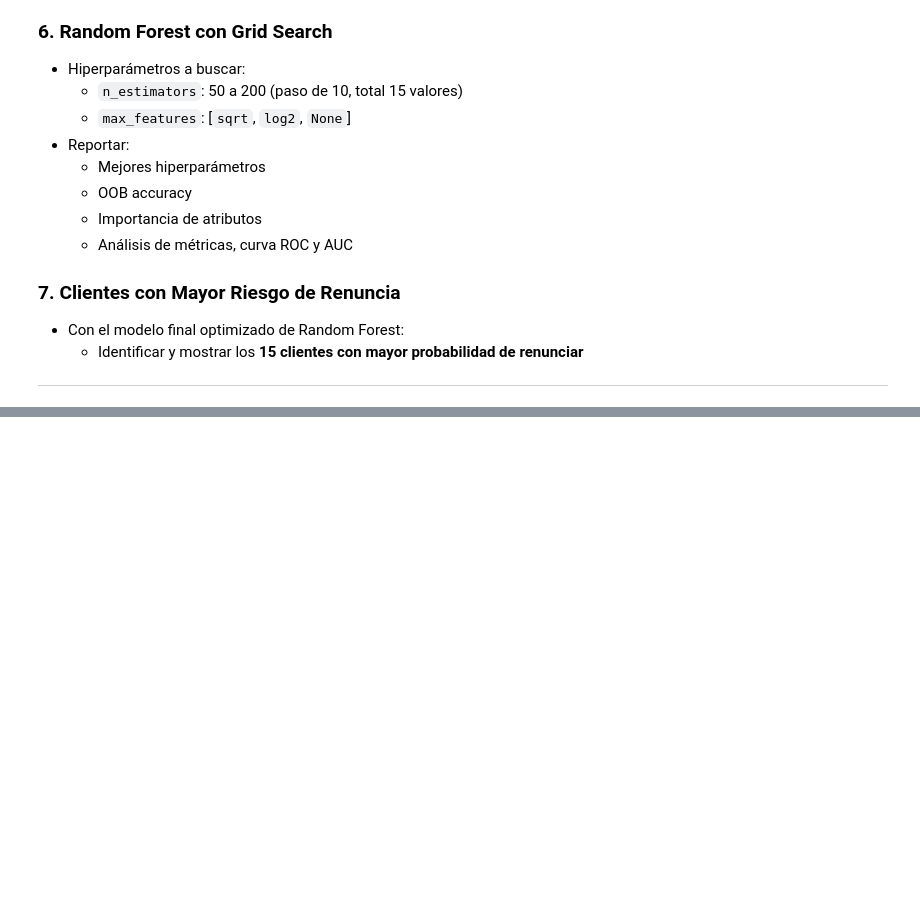
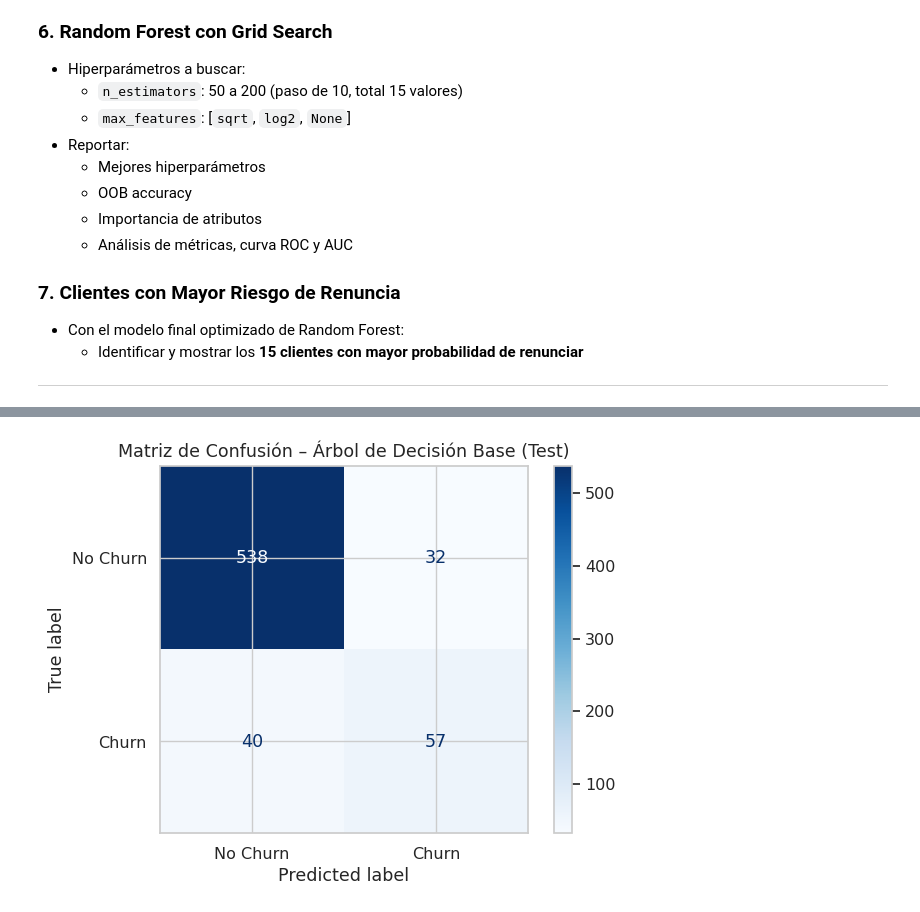
Before and after one commit to sergiodelgado/ml-ensambles-desafio-1, a Jupyter notebook: notebooks/02_modelos_ensamble_churn_sdm.ipynb, the cells around one changed output, grey strips where cells are left out. Drawn from its saved outputs; the diff is of its cells as text; code cells hidden in the pictures; blank space fills up the shorter version.

```diff
--- a/notebooks/02_modelos_ensamble_churn_sdm.ipynb
+++ b/notebooks/02_modelos_ensamble_churn_sdm.ipynb
@@ -1360,0 +677,91 @@ except Exception as e:
+# %%
+# ======================================================
+# Árbol de Decisión – Modelo Base (Baseline interpretativo)
+# ======================================================
+
+from sklearn.model_selection import train_test_split
+from sklearn.tree import DecisionTreeClassifier
+from sklearn.metrics import (
+    confusion_matrix,
+    ConfusionMatrixDisplay,
+    classification_report,
+    f1_score,
+    recall_score,
+    precision_score
+)
+import matplotlib.pyplot as plt
+
+# Eliminamos variables derivadas usadas solo para EDA
+df_model = df.drop(columns='CSCalls_bin', errors='ignore')
+
+# Variables predictoras y objetivo
+X = df_model.drop(columns='Churn')
+y = df_model['Churn']
+
+# Split estratificado
+X_train, X_test, y_train, y_test = train_test_split(
+    X,
+    y,
+    test_size=0.2,
+    stratify=y,
+    random_state=42
+)
+
+# Árbol base sin tuning (modelo altamente flexible)
+tree_base = DecisionTreeClassifier(random_state=42)
+tree_base.fit(X_train, y_train)
+
+# Predicciones
+y_pred_train = tree_base.predict(X_train)
+y_pred_test = tree_base.predict(X_test)
+
+# =========================
+# Evaluación en TRAIN
+# =========================
+print("\n=== Desempeño en TRAIN ===")
+print(classification_report(
+    y_train,
+    y_pred_train,
+    target_names=["No Churn", "Churn"]
+))
+
+# =========================
+# Evaluación en TEST
+# =========================
+print("\n=== Desempeño en TEST ===")
+print(classification_report(
+    y_test,
+    y_pred_test,
+    target_names=["No Churn", "Churn"]
+))
+
+# Matriz de confusión (TEST)
+cm = confusion_matrix(y_test, y_pred_test)
+disp = ConfusionMatrixDisplay(
+    confusion_matrix=cm,
+    display_labels=["No Churn", "Churn"]
+)
+
+disp.plot(cmap="Blues")
+plt.title("Matriz de Confusión – Árbol de Decisión Base (Test)")
+plt.tight_layout()
+plt.show()
+
+# =========================
+# Métricas clave (Churn = 1)
+# =========================
+metrics_churn = {
+    "Precision": precision_score(y_test, y_pred_test, pos_label=1),
+    "Recall": recall_score(y_test, y_pred_test, pos_label=1),
+    "F1-score": f1_score(y_test, y_pred_test, pos_label=1)
+}
+
+print("\nMétricas clave para la clase Churn (Test):")
+for k, v in metrics_churn.items():
+    print(f"{k:10s}: {v:.4f}")
+
+# Accuracy comparativo
+print("\nAccuracy:")
+print(f"Train: {tree_base.score(X_train, y_train):.4f}")
+print(f"Test : {tree_base.score(X_test, y_test):.4f}")
+# %% [output]
@@ -1360,0 +788 @@ except Exception as e:
+[figure, added]
```
Also changed, not shown: parts of 39 cells of this notebook.
